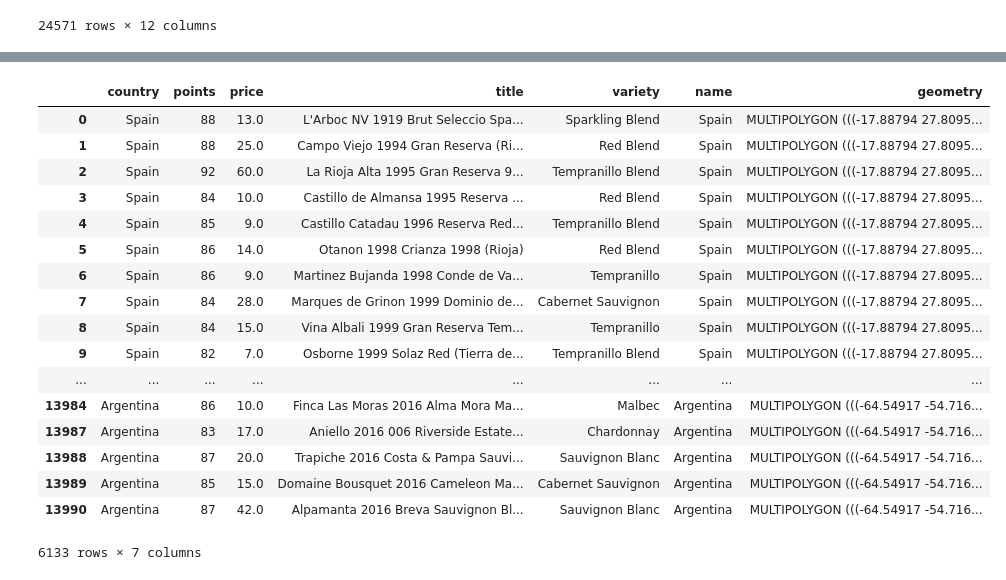
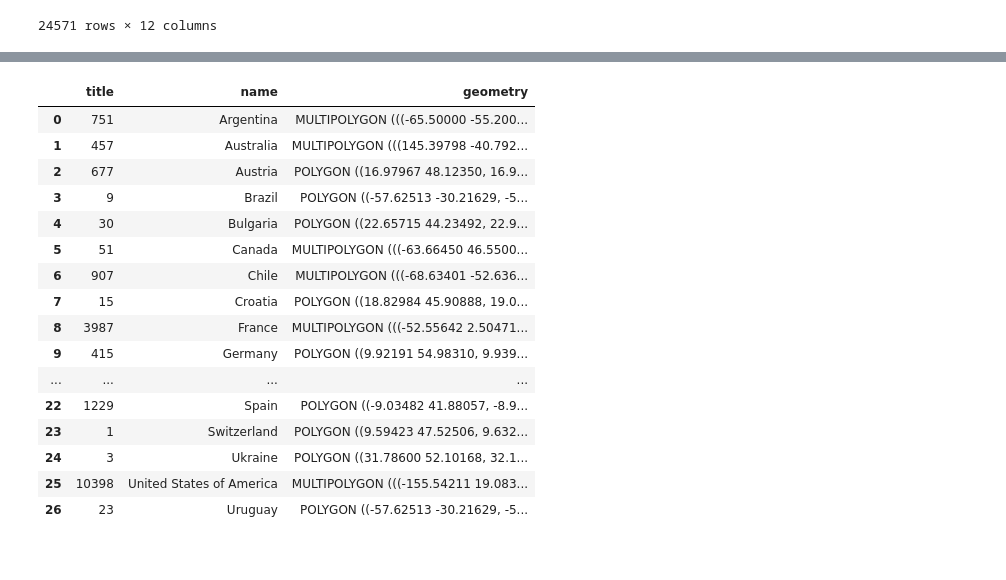
Before and after one commit to TempestCampbell/Wine-and-Charcuterie-Board, a Jupyter notebook: GeoPandasBook.ipynb, the cells around one changed output, grey strips where cells are left out. Saved outputs shown, nothing was run; the diff lists cells and outputs as text; code cells hidden in the pictures.

```diff
--- a/GeoPandasBook.ipynb
+++ b/GeoPandasBook.ipynb
@@ -10,7 +11,21 @@ from shapely import wkt
 # %%
 # Read geojson
-geoCountries= gpd.read_file('GeoCountries.geojson')
-geoCountries = geoCountries.drop(columns=['scalerank', 'featurecla', 'labelrank', 'sovereignt', 'sov_a3', 'adm0_dif', 'level', 'type', 'continent', 'region_un', 'subregion', 'region_wb', 'name_len', 'long_len', 'abbrev_len', 'tiny', 'homepart', 'geou_dif', 'geounit', 'gu_a3', 'su_dif', 'subunit', 'su_a3', 'brk_diff', 'admin', 'iso_n3', 'un_a3', 'wb_a2', 'wb_a3','name_long', 'brk_a3', 'brk_name', 'brk_group', 'abbrev', 'postal', 'formal_en','formal_fr', 'wikipedia', 'fips_10', 'iso_a3', 'iso_a2', 'adm0_a3_un', 'woe_id', 'adm0_a3_is', 'adm0_a3_us', 'adm0_a3_wb', 'income_grp', 'economy', 'gdp_year', 'lastcensus', 'pop_year', 'gdp_md_est', 'pop_est', 'note_adm0', 'note_brk', 'name_sort', 'name_alt', 'mapcolor7', 'mapcolor8', 'mapcolor9', 'mapcolor13'])
+geoCountries= gpd.read_file('geocountries.json')
+geoCountries = geoCountries.drop(columns=['filename', 'scalerank', 'featurecla', 'labelrank', 'sovereignt', 'sov_a3', 'adm0_dif', 'level', 'type', 'continent', 'region_un', 'subregion', 'region_wb', 'name_len', 'long_len', 'abbrev_len', 'tiny', 'homepart', 'geou_dif', 'geounit', 'gu_a3', 'su_dif', 'subunit', 'su_a3', 'brk_diff', 'admin', 'iso_n3', 'un_a3', 'wb_a2', 'wb_a3','name_long', 'brk_a3', 'brk_name', 'brk_group', 'abbrev', 'postal', 'formal_en','formal_fr', 'wikipedia', 'fips_10', 'iso_a3', 'iso_a2', 'adm0_a3_un', 'woe_id', 'adm0_a3_is', 'adm0_a3_us', 'adm0_a3_wb', 'income_grp', 'economy', 'gdp_year', 'lastcensus', 'pop_year', 'gdp_md_est', 'pop_est', 'note_adm0', 'note_brk', 'name_sort', 'name_alt', 'mapcolor7', 'mapcolor8', 'mapcolor9', 'mapcolor13'])
+geoCountries = geoCountries.replace(to_replace="United States", value="United States of America")
+# geoCountries.drop(geoCountries[geoCountries['name'] == 'Vanuatu'].index, inplace = True)
+# geoCountries.drop(geoCountries[geoCountries['name'] =='Trinidad and Tobago'].index, inplace = True)
+# geoCountries.drop(geoCountries[geoCountries['name'] == 'Kosovo'].index, inplace = True)
+# geoCountries.drop(geoCountries[geoCountries['name'] == 'Suriname'].index, inplace = True)
+# geoCountries.drop(geoCountries[geoCountries['name'] == 'Moldova'].index, inplace = True)
+# geoCountries.drop(geoCountries[geoCountries['name'] == 'Morocco'].index, inplace = True)
+# geoCountries.drop(geoCountries[geoCountries['name'] == 'Macedonia'].index, inplace = True)
+# geoCountries.drop(geoCountries[geoCountries['name'] == 'Georgia'].index, inplace = True)
+# geoCountries.drop(geoCountries[geoCountries['name'] == 'Serbia'].index, inplace = True)
+geoCountries.drop([26], inplace = True)
+# geoCountries.drop(geoCountries[geoCountries['name'] == 'Chile'].index, inplace = True)
+# geoCountries.drop(geoCountries[geoCountries['name'] == 'Luxembourg'].index, inplace = True)
+# geoCountries.drop(geoCountries[geoCountries['name'] == 'Portugal'].index, inplace = True)
 geoCountries
 # %% [output]
 |  | adm0_a3 | name | geometry |
@@ -34,5 +49,6 @@ geoCountries
 # %%
 df = pd.read_csv("data/CleanedCSV/winesCleaned.csv")
+df = df.replace(to_replace="US", value="United States of America")
 df
 # %% [output]
 |  | Unnamed: 0 | Unnamed: 0.1 | vintage | country | county | designation | points | price | province | title | ... |
@@ -53,3 +69,6 @@ df
 | 24569 | 24569 | 24995 | 1827 | Spain | Jerez | Pedro Ximenez 1827 Sweet Sherry | 94 | 14.0 | Andalucia | Osborne NV Pedro Ximenez 1827 Swe... | ... |
 | 24570 | 24570 | 24996 | 1872 | Spain | Cava | Reserva Cuvee Barcelona 1872 | 85 | NaN | Catalonia | Codorniu NV Reserva Cuvee Barcelo... | ... |
 24571 rows × 12 columns
+# %%
+winedf = pd.DataFrame(df.groupby(["country"]).count())
+winedf
@@ -56,4 +94,4 @@ df
 # %%
-new_df= df.merge(geoCountries, left_on='country', right_on='name').dropna()
+new_df= winedf.merge(geoCountries, left_on='country', right_on='name').dropna()
 new_df
 # %% [output]
@@ -100,22 +136,21 @@ gdf
 # %%
-gdf= gdf.drop(columns=["Unnamed: 0", "Unnamed: 0.1", "vintage","county", "designation", "province", "winery", "adm0_a3"], axis =1).dropna()
+gdf= gdf.drop(columns=["Unnamed: 0", "Unnamed: 0.1","points", "price", "vintage","variety", "county", "designation", "province", "winery", "adm0_a3"], axis =1).dropna()
 gdf
 # %% [output]
-|  | country | points | price | title | variety | name | geometry |
-| 0 | Spain | 88 | 13.0 | L'Arboc NV 1919 Brut Seleccio Spa... | Sparkling Blend | Spain | MULTIPOLYGON (((-17.88794 27.8095... |
-| 1 | Spain | 88 | 25.0 | Campo Viejo 1994 Gran Reserva (Ri... | Red Blend | Spain | MULTIPOLYGON (((-17.88794 27.8095... |
-| 2 | Spain | 92 | 60.0 | La Rioja Alta 1995 Gran Reserva 9... | Tempranillo Blend | Spain | MULTIPOLYGON (((-17.88794 27.8095... |
-| 3 | Spain | 84 | 10.0 | Castillo de Almansa 1995 Reserva ... | Red Blend | Spain | MULTIPOLYGON (((-17.88794 27.8095... |
-| 4 | Spain | 85 | 9.0 | Castillo Catadau 1996 Reserva Red... | Tempranillo Blend | Spain | MULTIPOLYGON (((-17.88794 27.8095... |
-| 5 | Spain | 86 | 14.0 | Otanon 1998 Crianza 1998 (Rioja) | Red Blend | Spain | MULTIPOLYGON (((-17.88794 27.8095... |
-| 6 | Spain | 86 | 9.0 | Martinez Bujanda 1998 Conde de Va... | Tempranillo | Spain | MULTIPOLYGON (((-17.88794 27.8095... |
-| 7 | Spain | 84 | 28.0 | Marques de Grinon 1999 Dominio de... | Cabernet Sauvignon | Spain | MULTIPOLYGON (((-17.88794 27.8095... |
-| 8 | Spain | 84 | 15.0 | Vina Albali 1999 Gran Reserva Tem... | Tempranillo | Spain | MULTIPOLYGON (((-17.88794 27.8095... |
-| 9 | Spain | 82 | 7.0 | Osborne 1999 Solaz Red (Tierra de... | Tempranillo Blend | Spain | MULTIPOLYGON (((-17.88794 27.8095... |
-| ... | ... | ... | ... | ... | ... | ... | ... |
-| 13984 | Argentina | 86 | 10.0 | Finca Las Moras 2016 Alma Mora Ma... | Malbec | Argentina | MULTIPOLYGON (((-64.54917 -54.716... |
-| 13987 | Argentina | 83 | 17.0 | Aniello 2016 006 Riverside Estate... | Chardonnay | Argentina | MULTIPOLYGON (((-64.54917 -54.716... |
-| 13988 | Argentina | 87 | 20.0 | Trapiche 2016 Costa & Pampa Sauvi... | Sauvignon Blanc | Argentina | MULTIPOLYGON (((-64.54917 -54.716... |
-| 13989 | Argentina | 85 | 15.0 | Domaine Bousquet 2016 Cameleon Ma... | Cabernet Sauvignon | Argentina | MULTIPOLYGON (((-64.54917 -54.716... |
-| 13990 | Argentina | 87 | 42.0 | Alpamanta 2016 Breva Sauvignon Bl... | Sauvignon Blanc | Argentina | MULTIPOLYGON (((-64.54917 -54.716... |
+|  | title | name | geometry |
+| 0 | 751 | Argentina | MULTIPOLYGON (((-65.50000 -55.200... |
+| 1 | 457 | Australia | MULTIPOLYGON (((145.39798 -40.792... |
+| 2 | 677 | Austria | POLYGON ((16.97967 48.12350, 16.9... |
+| 3 | 9 | Brazil | POLYGON ((-57.62513 -30.21629, -5... |
+| 4 | 30 | Bulgaria | POLYGON ((22.65715 44.23492, 22.9... |
+| 5 | 51 | Canada | MULTIPOLYGON (((-63.66450 46.5500... |
+| 6 | 907 | Chile | MULTIPOLYGON (((-68.63401 -52.636... |
+| 7 | 15 | Croatia | POLYGON ((18.82984 45.90888, 19.0... |
+| 8 | 3987 | France | MULTIPOLYGON (((-52.55642 2.50471... |
+| 9 | 415 | Germany | POLYGON ((9.92191 54.98310, 9.939... |
+| ... | ... | ... | ... |
+| 22 | 1229 | Spain | POLYGON ((-9.03482 41.88057, -8.9... |
+| 23 | 1 | Switzerland | POLYGON ((9.59423 47.52506, 9.632... |
+| 24 | 3 | Ukraine | POLYGON ((31.78600 52.10168, 32.1... |
+| 25 | 10398 | United States of America | MULTIPOLYGON (((-155.54211 19.083... |
+| 26 | 23 | Uruguay | POLYGON ((-57.62513 -30.21629, -5... |
-6133 rows × 7 columns
```
Also changed, not shown: parts of 9 cells of this notebook, 4 other files.
